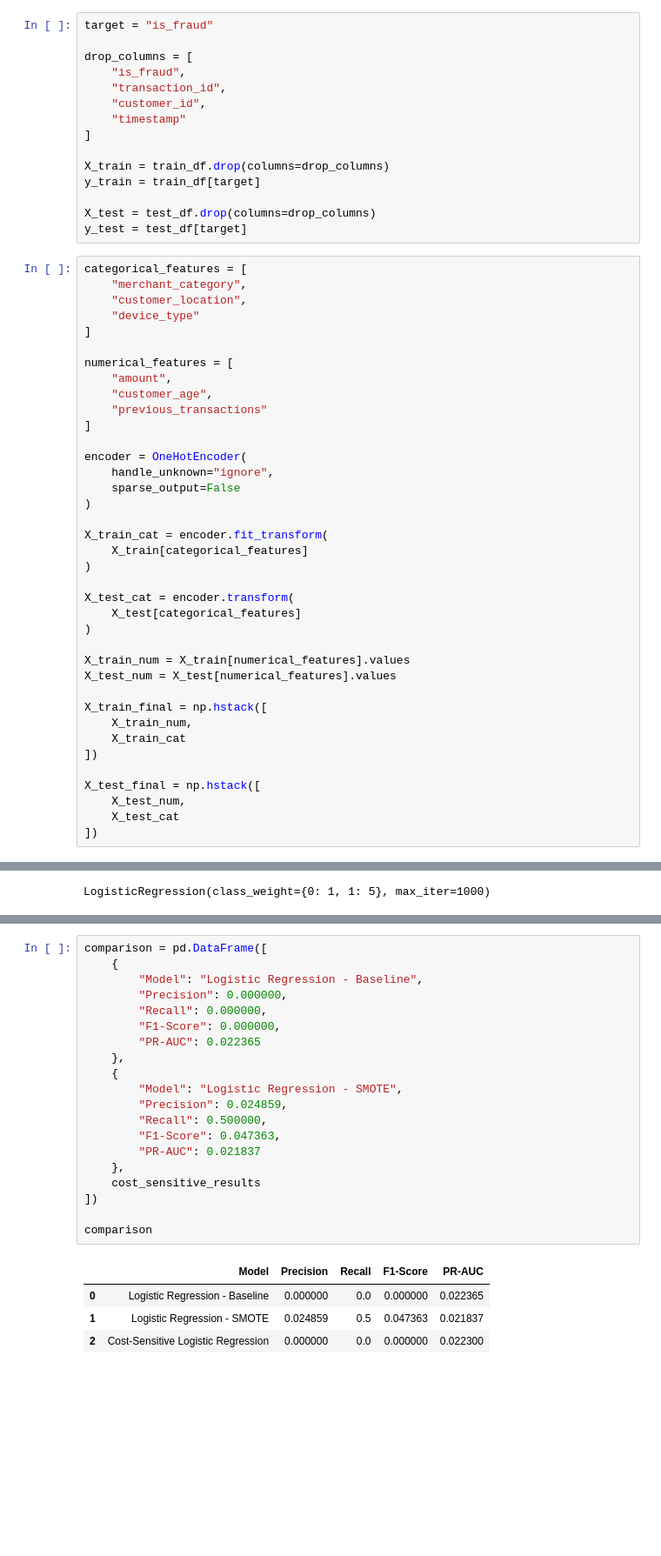
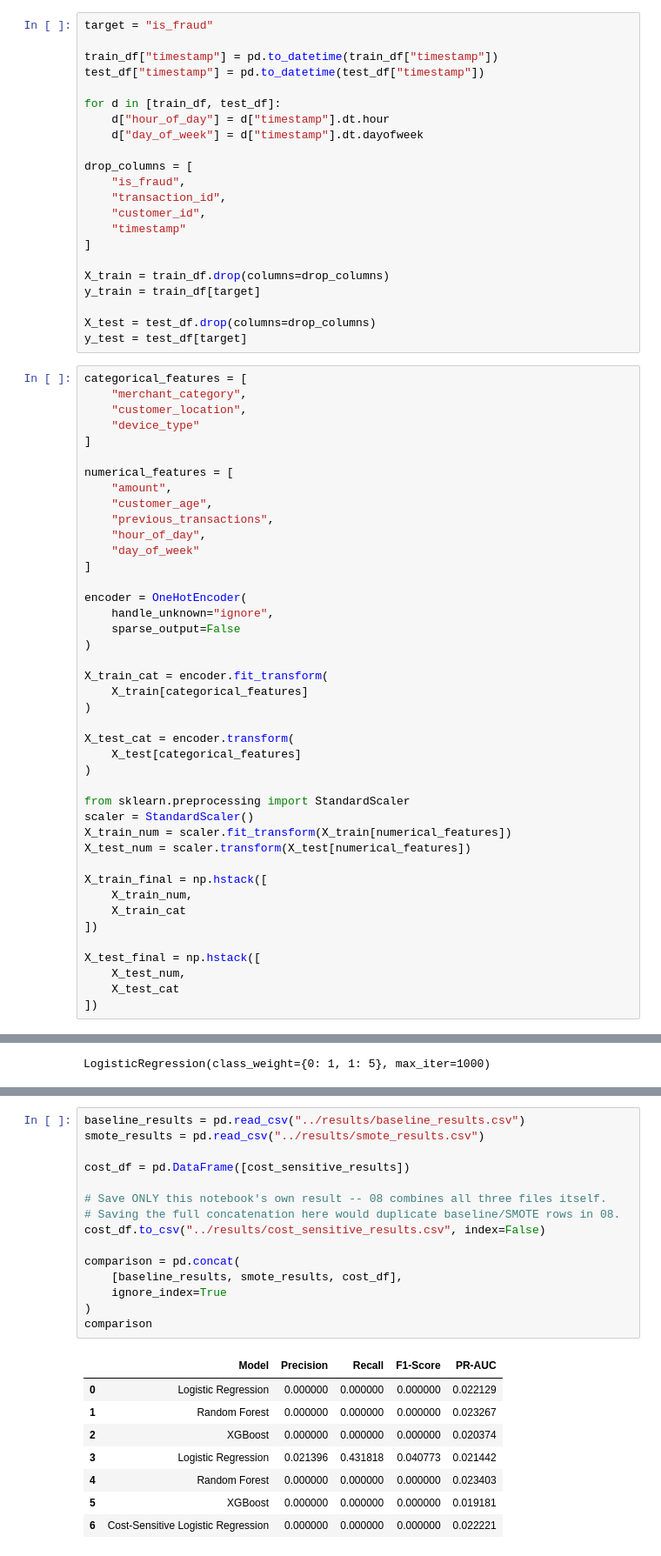
Before and after one commit to jd-thakrar/banking-fraud-detection, a Jupyter notebook: notebooks/07_cost_sensitive_model.ipynb, the cells around one changed output, grey strips where cells are left out. Shown at 87% size. Drawn from its saved outputs; the diff is of its cells as text; blank space fills up the shorter version.

```diff
--- a/notebooks/07_cost_sensitive_model.ipynb
+++ b/notebooks/07_cost_sensitive_model.ipynb
@@ -29,6 +29,13 @@ Training data: (8000, 10)
 Testing data: (2000, 10)
 # %%
 target = "is_fraud"
+
+train_df["timestamp"] = pd.to_datetime(train_df["timestamp"])
+test_df["timestamp"] = pd.to_datetime(test_df["timestamp"])
+
+for d in [train_df, test_df]:
+    d["hour_of_day"] = d["timestamp"].dt.hour
+    d["day_of_week"] = d["timestamp"].dt.dayofweek
 
 drop_columns = [
     "is_fraud",
@@ -52,7 +59,9 @@ categorical_features = [
 numerical_features = [
     "amount",
     "customer_age",
-    "previous_transactions"
+    "previous_transactions",
+    "hour_of_day",
+    "day_of_week"
 ]
 
 encoder = OneHotEncoder(
@@ -68,8 +77,10 @@ X_test_cat = encoder.transform(
     X_test[categorical_features]
 )
 
-X_train_num = X_train[numerical_features].values
-X_test_num = X_test[numerical_features].values
+from sklearn.preprocessing import StandardScaler
+scaler = StandardScaler()
+X_train_num = scaler.fit_transform(X_train[numerical_features])
+X_test_num = scaler.transform(X_test[numerical_features])
 
 X_train_final = np.hstack([
     X_train_num,
@@ -179,30 +190,29 @@ plt.show()
 # %% [output]
 [figure]
 # %%
-comparison = pd.DataFrame([
-    {
-        "Model": "Logistic Regression - Baseline",
-        "Precision": 0.000000,
-        "Recall": 0.000000,
-        "F1-Score": 0.000000,
-        "PR-AUC": 0.022365
-    },
-    {
-        "Model": "Logistic Regression - SMOTE",
-        "Precision": 0.024859,
-        "Recall": 0.500000,
-        "F1-Score": 0.047363,
-        "PR-AUC": 0.021837
-    },
-    cost_sensitive_results
-])
+baseline_results = pd.read_csv("../results/baseline_results.csv")
+smote_results = pd.read_csv("../results/smote_results.csv")
 
+cost_df = pd.DataFrame([cost_sensitive_results])
+
+# Save ONLY this notebook's own result -- 08 combines all three files itself.
+# Saving the full concatenation here would duplicate baseline/SMOTE rows in 08.
+cost_df.to_csv("../results/cost_sensitive_results.csv", index=False)
+
+comparison = pd.concat(
+    [baseline_results, smote_results, cost_df],
+    ignore_index=True
+)
 comparison
 # %% [output]
 |  | Model | Precision | Recall | F1-Score | PR-AUC |
-| 0 | Logistic Regression - Baseline | 0.000000 | 0.0 | 0.000000 | 0.022365 |
-| 1 | Logistic Regression - SMOTE | 0.024859 | 0.5 | 0.047363 | 0.021837 |
-| 2 | Cost-Sensitive Logistic Regression | 0.000000 | 0.0 | 0.000000 | 0.022300 |
+| 0 | Logistic Regression | 0.000000 | 0.000000 | 0.000000 | 0.022129 |
+| 1 | Random Forest | 0.000000 | 0.000000 | 0.000000 | 0.023267 |
+| 2 | XGBoost | 0.000000 | 0.000000 | 0.000000 | 0.020374 |
+| 3 | Logistic Regression | 0.021396 | 0.431818 | 0.040773 | 0.021442 |
+| 4 | Random Forest | 0.000000 | 0.000000 | 0.000000 | 0.023403 |
+| 5 | XGBoost | 0.000000 | 0.000000 | 0.000000 | 0.019181 |
+| 6 | Cost-Sensitive Logistic Regression | 0.000000 | 0.000000 | 0.000000 | 0.022221 |
 # %% [markdown]
 ### Observations
 
```
Also changed, not shown: parts of 2 cells of this notebook, 8 other files.
